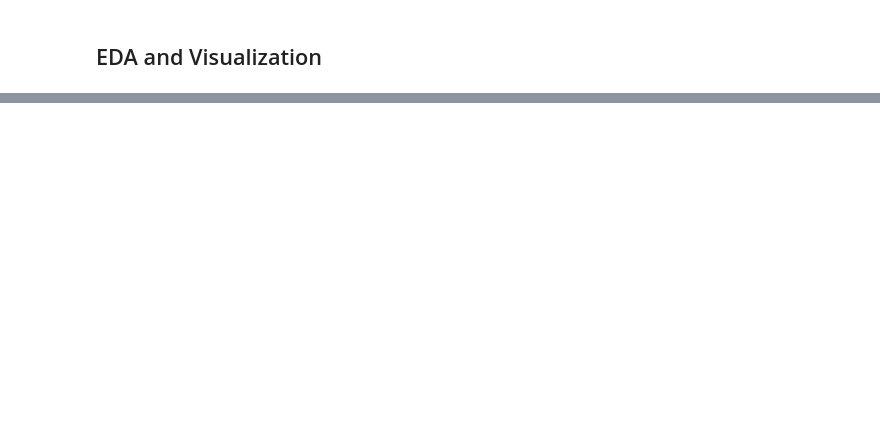
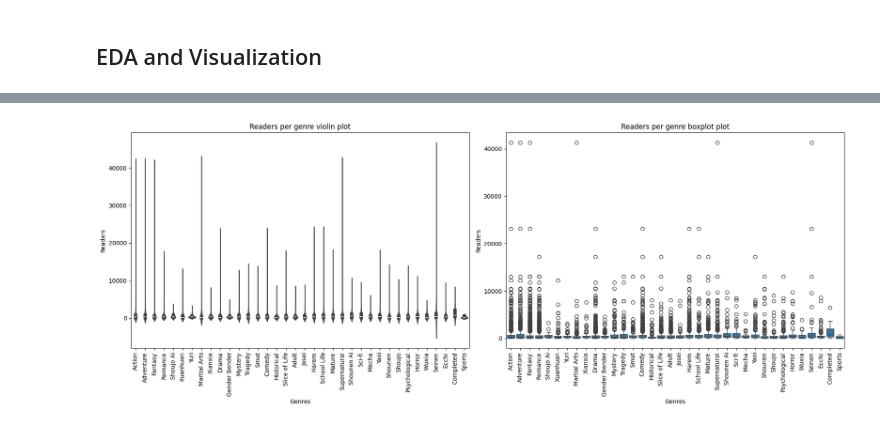
Before and after one commit to xevansz/nuscrapper, a Jupyter notebook: eda.ipynb, the cells around one changed output, grey strips where cells are left out. Saved outputs shown, nothing was run; the diff lists cells and outputs as text; code cells hidden in the pictures; blank space fills up the shorter version.

```diff
--- a/eda.ipynb
+++ b/eda.ipynb
@@ -86,0 +98,19 @@ plt.show()
+# %%
+# data_explo = data.explode("Genres")
+
+# readers per genre
+fig, axe = plt.subplots(1, 2, figsize=(18,7))
+# violin plt
+sns.violinplot(x='Genres', y='Readers', data=data_explo, ax=axe[0])
+axe[0].set_title("Readers per genre violin plot")
+axe[0].tick_params(axis='x', rotation=90)
+
+# boxplot
+sns.boxplot(x="Genres", y='Readers', data=data_explo, ax=axe[1])
+axe[1].set_title("Readers per genre boxplot plot")
+axe[1].tick_params(axis='x', rotation=90)
+
+plt.tight_layout()
+plt.show()
+# %% [output]
+[figure, added]
```
Also changed, not shown: parts of 9 cells of this notebook.
